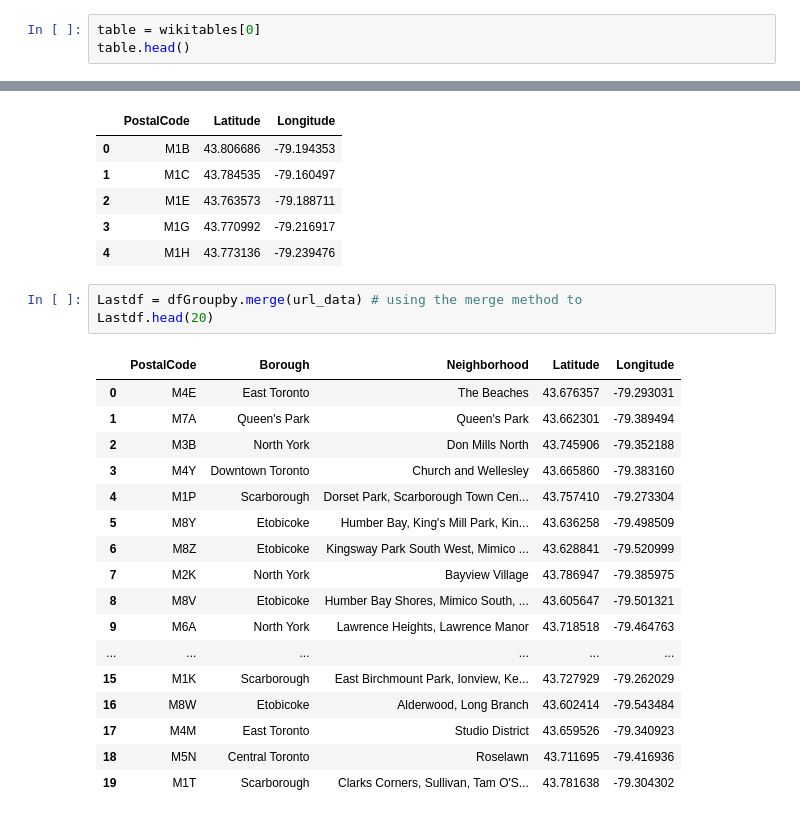
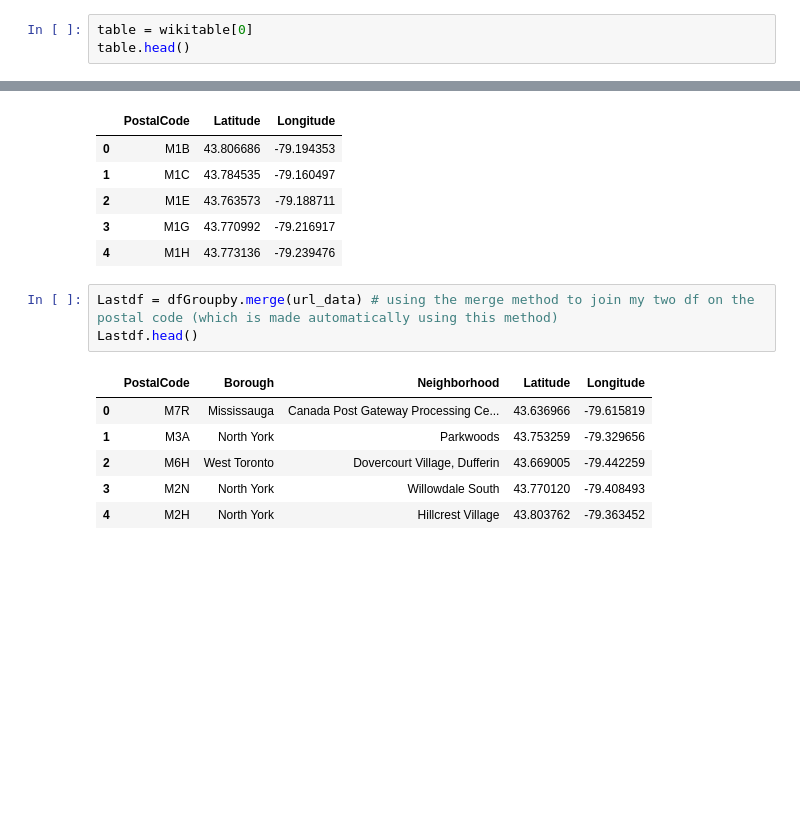
Before and after one commit to Archie354/Coursera_Capstone, a Jupyter notebook: Capstone.ipynb, the cells around one changed output, grey strips where cells are left out. Drawn from its saved outputs; the diff is of its cells as text; blank space fills up the shorter version.

Commit message:
Published from Watson Studio.

```diff
--- a/Capstone.ipynb
+++ b/Capstone.ipynb
@@ -57,7 +51,7 @@ print('Extracted {num} wikitables'.format(num=len(wikitables))) # Check whether
 # %% [output]
 Extracted 1 wikitables
 # %%
-table = wikitables[0]
+table = wikitable[0]
 table.head()
 # %% [output]
 |  | Postcode | Borough | Neighbourhood |
@@ -171,23 +147,12 @@ url_data.head()
 | 3 | M1G | 43.770992 | -79.216917 |
 | 4 | M1H | 43.773136 | -79.239476 |
 # %%
-Lastdf = dfGroupby.merge(url_data) # using the merge method to
-Lastdf.head(20)
+Lastdf = dfGroupby.merge(url_data) # using the merge method to join my two df on the postal code (which is made automatically using this method)
+Lastdf.head()
 # %% [output]
 |  | PostalCode | Borough | Neighborhood | Latitude | Longitude |
-| 0 | M4E | East Toronto | The Beaches | 43.676357 | -79.293031 |
-| 1 | M7A | Queen's Park | Queen's Park | 43.662301 | -79.389494 |
-| 2 | M3B | North York | Don Mills North | 43.745906 | -79.352188 |
-| 3 | M4Y | Downtown Toronto | Church and Wellesley | 43.665860 | -79.383160 |
-| 4 | M1P | Scarborough | Dorset Park, Scarborough Town Cen... | 43.757410 | -79.273304 |
-| 5 | M8Y | Etobicoke | Humber Bay, King's Mill Park, Kin... | 43.636258 | -79.498509 |
-| 6 | M8Z | Etobicoke | Kingsway Park South West, Mimico ... | 43.628841 | -79.520999 |
-| 7 | M2K | North York | Bayview Village | 43.786947 | -79.385975 |
-| 8 | M8V | Etobicoke | Humber Bay Shores, Mimico South, ... | 43.605647 | -79.501321 |
-| 9 | M6A | North York | Lawrence Heights, Lawrence Manor | 43.718518 | -79.464763 |
-| ... | ... | ... | ... | ... | ... |
-| 15 | M1K | Scarborough | East Birchmount Park, Ionview, Ke... | 43.727929 | -79.262029 |
-| 16 | M8W | Etobicoke | Alderwood, Long Branch | 43.602414 | -79.543484 |
-| 17 | M4M | East Toronto | Studio District | 43.659526 | -79.340923 |
-| 18 | M5N | Central Toronto | Roselawn | 43.711695 | -79.416936 |
-| 19 | M1T | Scarborough | Clarks Corners, Sullivan, Tam O'S... | 43.781638 | -79.304302 |
+| 0 | M7R | Mississauga | Canada Post Gateway Processing Ce... | 43.636966 | -79.615819 |
+| 1 | M3A | North York | Parkwoods | 43.753259 | -79.329656 |
+| 2 | M6H | West Toronto | Dovercourt Village, Dufferin | 43.669005 | -79.442259 |
+| 3 | M2N | North York | Willowdale South | 43.770120 | -79.408493 |
+| 4 | M2H | North York | Hillcrest Village | 43.803762 | -79.363452 |
```
Also changed, not shown: parts of 28 cells of this notebook.
